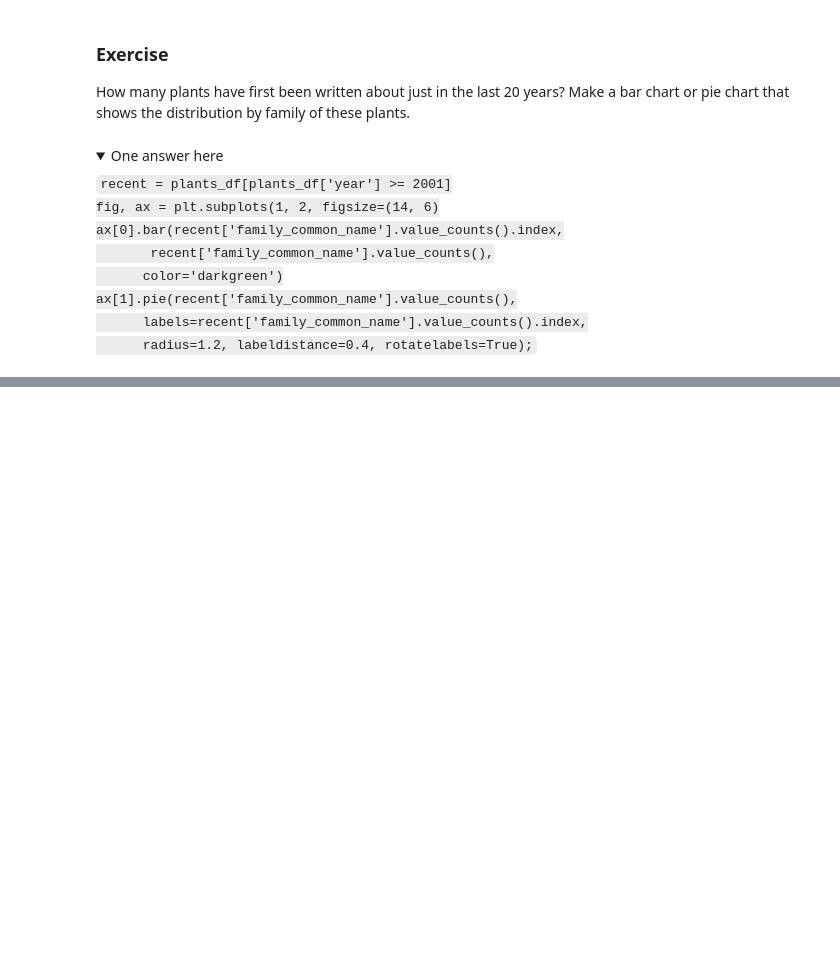
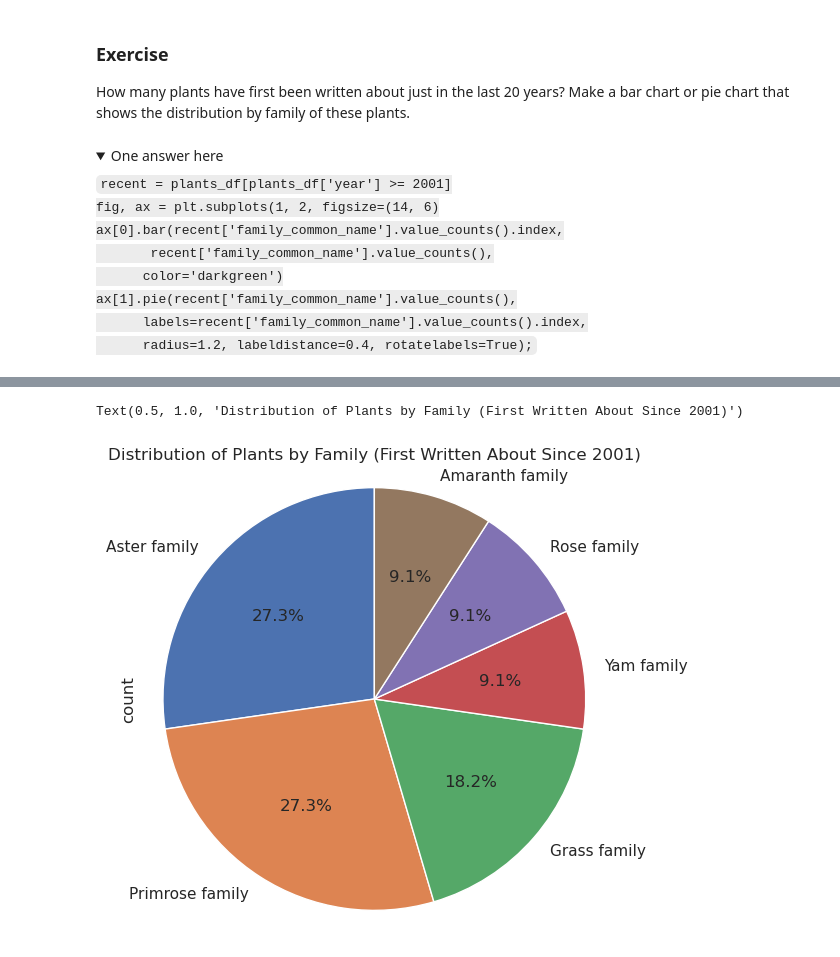
Before and after one commit to kev065/ds-data_analysis_json-bqs-32, a Jupyter notebook: data_analysis_with_json.ipynb, the cells around one changed output, grey strips where cells are left out. Saved outputs shown, nothing was run; the diff lists cells and outputs as text; code cells hidden in the pictures; folded sections open; blank space fills up the shorter version.

```diff
--- a/data_analysis_with_json.ipynb
+++ b/data_analysis_with_json.ipynb
@@ -364,0 +391,8 @@ ax[1].pie(recent['family_common_name'].value_counts(),
+# %%
+# pie chart
+recent['family_common_name'].value_counts().plot.pie(figsize=(6,6), autopct='%1.1f%%', startangle=90)
+plt.axis('equal')
+plt.title('Distribution of Plants by Family (First Written About Since 2001)')
+# %% [output]
+Text(0.5, 1.0, 'Distribution of Plants by Family (First Written About Since 2001)')
+[figure, added]
```
Also changed, not shown: parts of 1 cell of this notebook.
